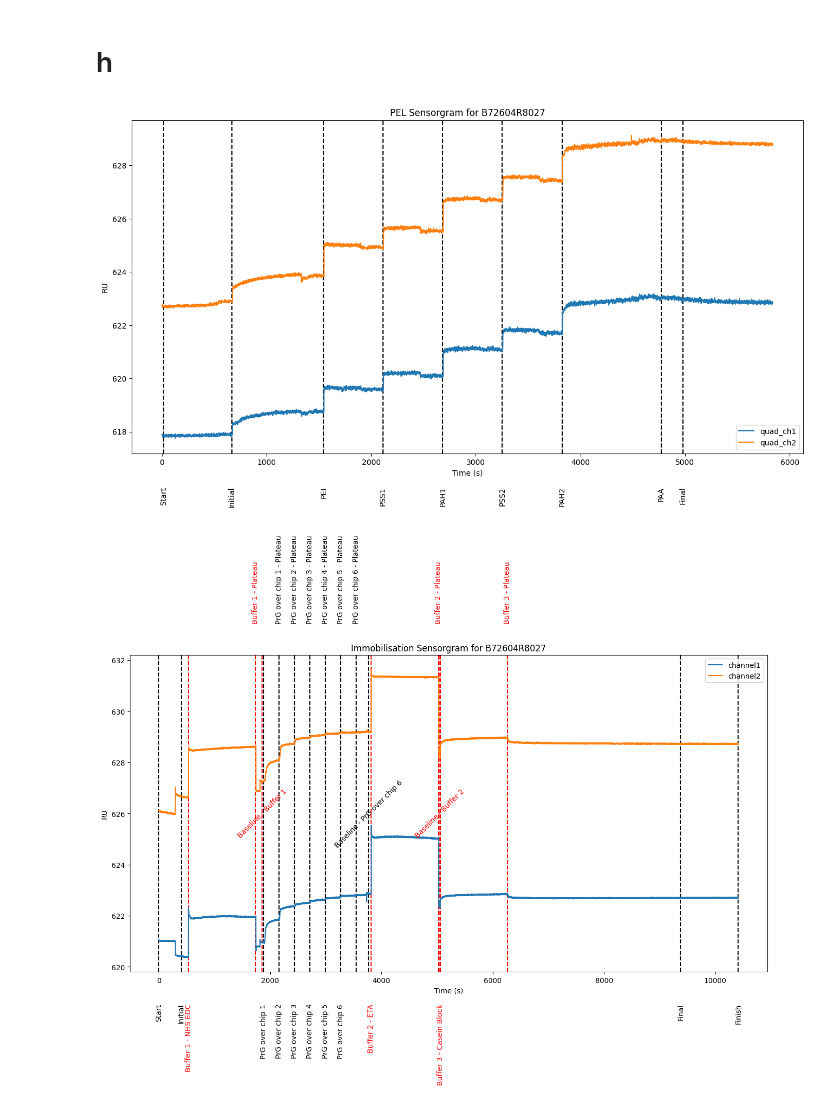
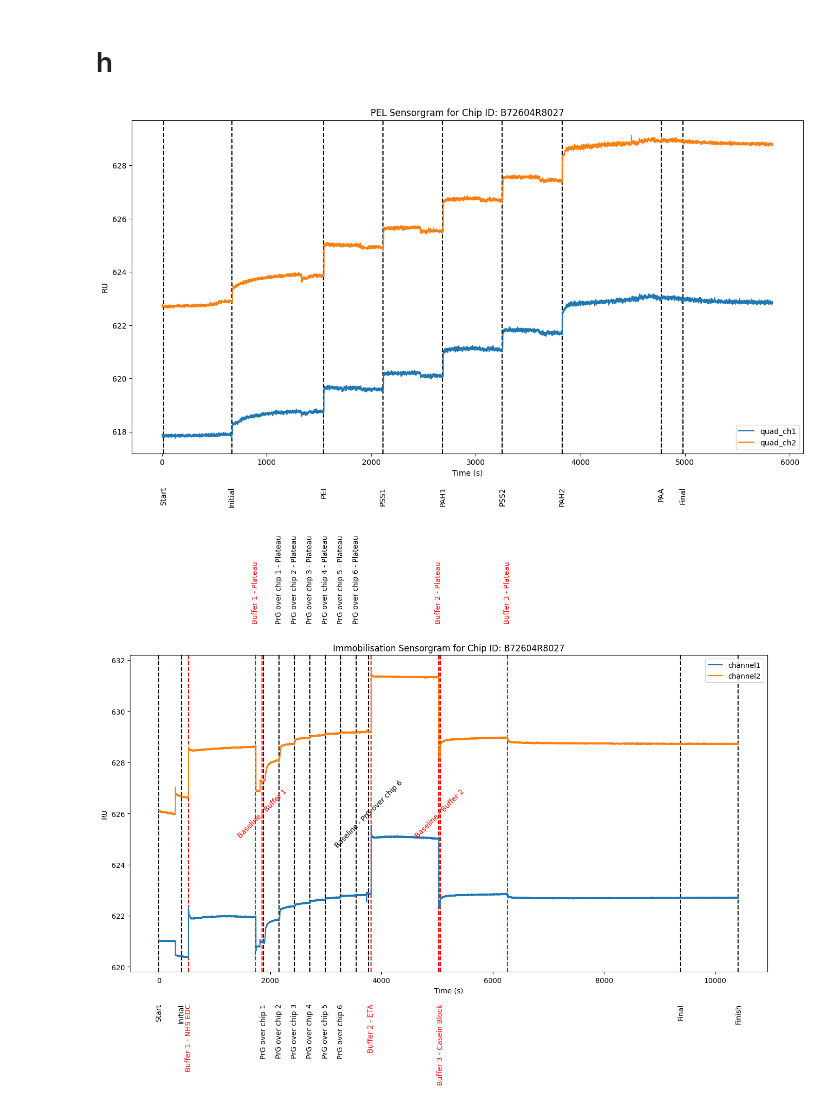
Before and after one commit to Callum88997/Causeway-Sensors, a Jupyter notebook: titan_analysis.ipynb, the cells around one changed output. Drawn from its saved outputs; the diff is of its cells as text; code cells hidden in the pictures.

```diff
--- a/titan_analysis.ipynb
+++ b/titan_analysis.ipynb
@@ -3245,8 +3091,8 @@ for row in tables['pel_upload'].itertuples():
                 flags_list[-1] = 'Final / Finish'
                 break
 
-    plot_flags_on_sensorgrams(pel_sensorgram, times, flags_list, title = 'PEL Sensorgram for ' + row.chip_id)
-    plot_flags_on_sensorgrams(immob_sens, immob_flags['time'], immob_flags['information'], title = 'Immobilisation Sensorgram for ' + row.chip_id, colours=['r' if 'Buffer' in str(lbl) else 'k' for lbl in immob_flags['information']])
+    plot_flags_on_sensorgrams(pel_sensorgram, times, flags_list, title = 'PEL Sensorgram for Chip ID: ' + row.chip_id)
+    plot_flags_on_sensorgrams(immob_sens, immob_flags['time'], immob_flags['information'], title = 'Immobilisation Sensorgram for Chip ID: ' + row.chip_id, colours=['r' if 'Buffer' in str(lbl) else 'k' for lbl in immob_flags['information']])
 
     def parse_delimited(s):
         '''Parses a delimited string field into a list of numeric values.
@@ -3289,35 +3135,35 @@ for row in tables['pel_upload'].itertuples():
             'a': row.a,
             'b': row.b,
             'c': row.c,
             'd': row.d,
             'e': row.e,
             'datetime': dt
         }
 
     for key, data in data_points_SC.items():
         # Generates logarithmic points to plot the smooth fitted curve
         x_pts = np.logspace(np.log10(min(data['x'])), np.log10(max(data['x'])), 1000)
 
         # Evaluates the five-parameter logistic model using stored parameters
         if data['fit_model'] == '5PL':
             y_pts = five_pl(x_pts, data['a'], data['d'], data['c'], data['b'], data['e'])
         else:
             y_pts = four_pl(x_pts, data['a'], data['d'], data['c'], data['b'])
 
         # Plots measured standard-curve points against the stored fit parameters
         plt.figure(figsize=(10, 6))
         plt.scatter(data['x'], data['y'], label='Data', color='blue')
         plt.plot(x_pts, y_pts, color='red', label='Stored Fit')
 
         plt.xscale('log')
         plt.title(f"Standard Curve {key} (Chip: {data['chip_id']})")
         plt.xlabel('Concentration (ug/ml)')
         plt.ylabel('Signal')
         plt.legend()
         plt.show()
 # %% [output]
-[figure, old version]
+[figure, new version]
-[figure, old version]
+[figure, new version]
 [figure]
 [figure]
 [figure]
```
Also changed, not shown: parts of 22 cells of this notebook, 5 other files.
